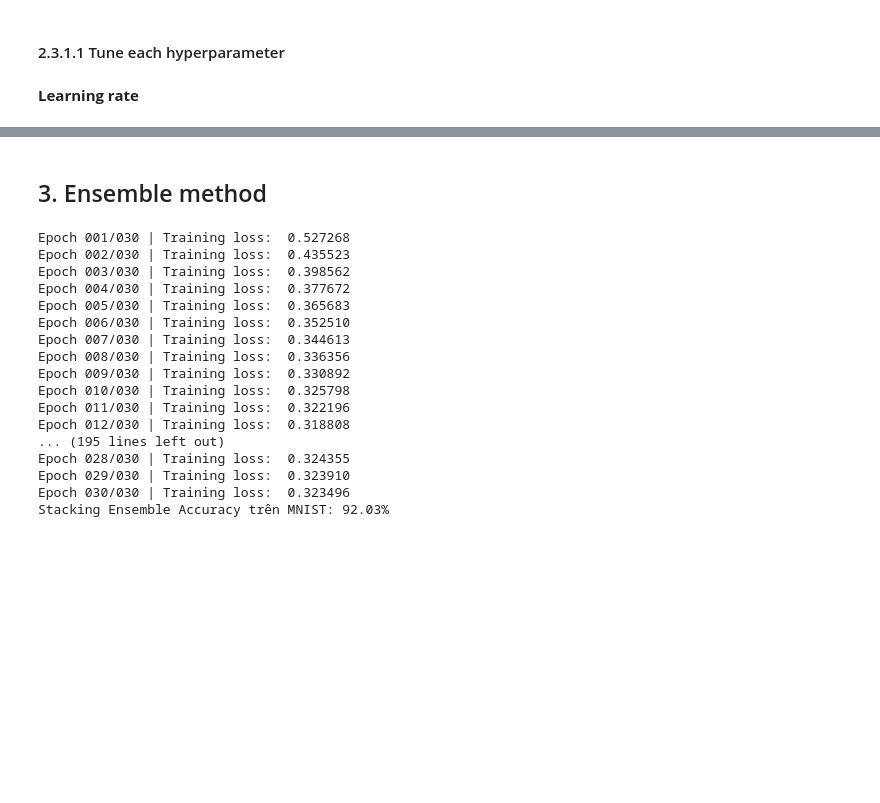
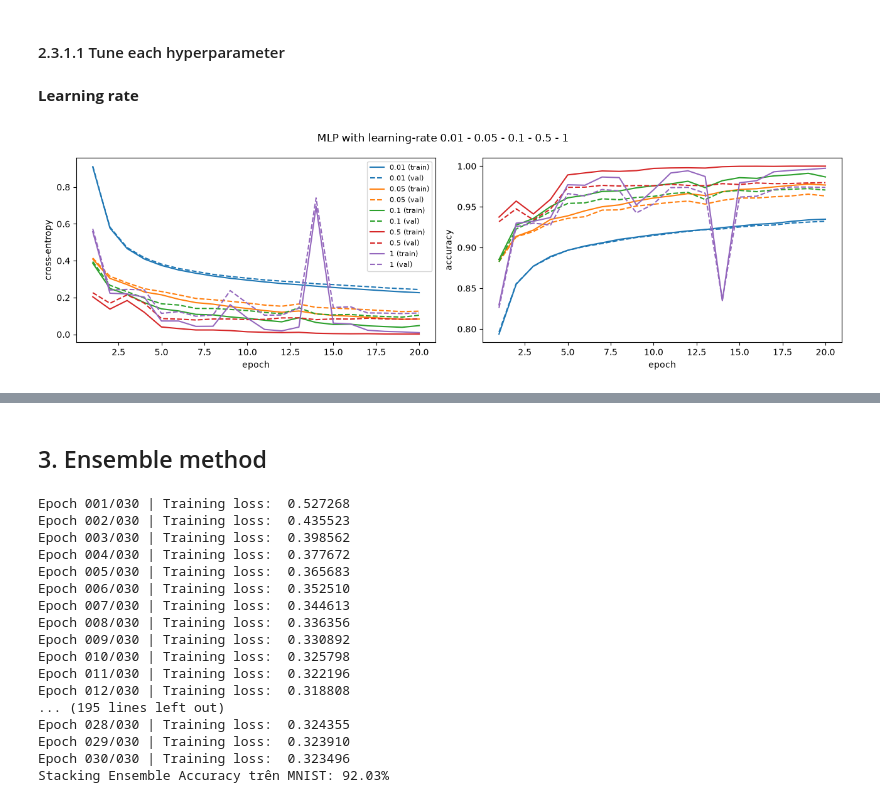
Before and after one commit to ddkhoa83/handwritten_text_recognition, a Jupyter notebook: notebooks/main.ipynb, the cells around one changed output, grey strips where cells are left out. Cells and saved outputs as stored; diff of their text form; code cells hidden in the pictures; blank space fills up the shorter version.

```diff
--- a/notebooks/main.ipynb
+++ b/notebooks/main.ipynb
@@ -226,4 +226,16 @@ plt.show()
 # %% [markdown]
 #### 2.3.1.1 Tune each hyperparameter
-# %% [markdown]
-**Learning rate**
+# %% [markdown]
+**Learning rate**
+# %%
+mlp_lr_test = [0.01, 0.05, 0.1, 0.5, 1]
+mlp_lr_result = {}
+
+for lr_test in mlp_lr_test:
+    mlp_lr_model = MLP(learning_rate=lr_test, verbose=False)
+    mlp_lr_model.fit(X_train_scaled, y_train, X_val_scaled, y_val)
+    mlp_lr_result[lr_test] = (mlp_lr_model.history_)
+
+MLP.acc_loss_history_plot(mlp_lr_result, "MLP with learning-rate 0.01 - 0.05 - 0.1 - 0.5 - 1")
+# %% [output]
+[figure, added]
```
Also changed, not shown: parts of 9 cells of this notebook, 1 other file.
